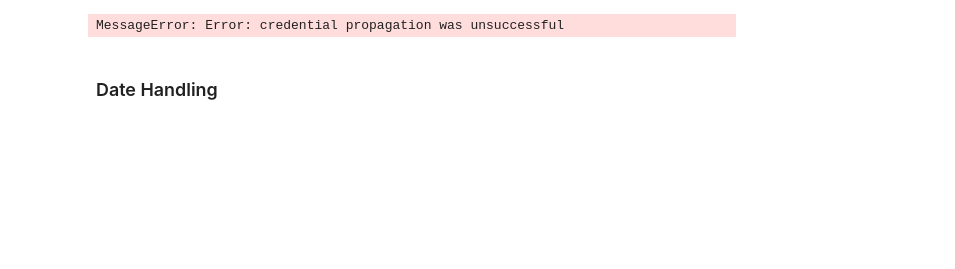
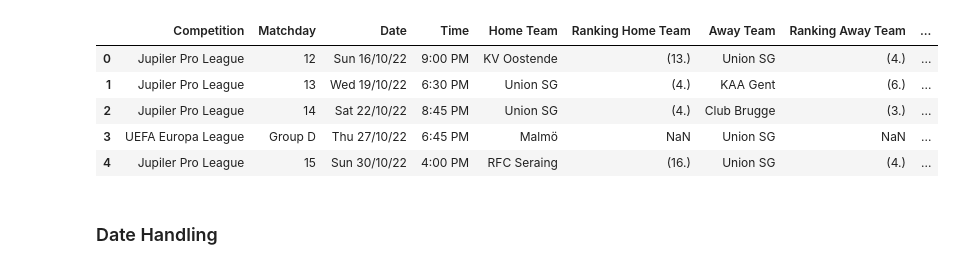
Before and after one commit to Clem12358/CS_Football_Project, a Jupyter notebook: src/2.DataCleaning.ipynb, the cells around one changed output. Cells and saved outputs as stored; diff of their text form; code cells hidden in the pictures; blank space fills up the shorter version.

```diff
--- a/src/2.DataCleaning.ipynb
+++ b/src/2.DataCleaning.ipynb
@@ -1,15 +1,17 @@
-# %%
-from google.colab import drive
-drive.mount("/content/drive",force_remount=True)
-# %% [output]
-MessageError: Error: credential propagation was unsuccessful
 # %%
 import pandas as pd
 import numpy as np
 # %%
-# ONLY TO RUN FOR CLEMENT (MY PATH)
-RawDataB_weather = pd.read_csv("/content/drive/MyDrive/CS_project/Data/RawDataB_weather.csv")
+# Load the data from local path
+RawDataB_weather = pd.read_csv("../Data/RawDataB_weather.csv")
 RawDataB_weather.head()
+# %% [output]
+|  | Competition | Matchday | Date | Time | Home Team | Ranking Home Team | Away Team | Ranking Away Team | ... |
+| 0 | Jupiler Pro League | 12 | Sun 16/10/22 | 9:00 PM | KV Oostende | (13.) | Union SG | (4.) | ... |
+| 1 | Jupiler Pro League | 13 | Wed 19/10/22 | 6:30 PM | Union SG | (4.) | KAA Gent | (6.) | ... |
+| 2 | Jupiler Pro League | 14 | Sat 22/10/22 | 8:45 PM | Union SG | (4.) | Club Brugge | (3.) | ... |
+| 3 | UEFA Europa League | Group D | Thu 27/10/22 | 6:45 PM | Malmö | NaN | Union SG | NaN | ... |
+| 4 | Jupiler Pro League | 15 | Sun 30/10/22 | 4:00 PM | RFC Seraing | (16.) | Union SG | (4.) | ... |
 # %% [markdown]
 ### Date Handling
 # %%
```
Also changed, not shown: parts of 22 cells of this notebook, 15 other files.
